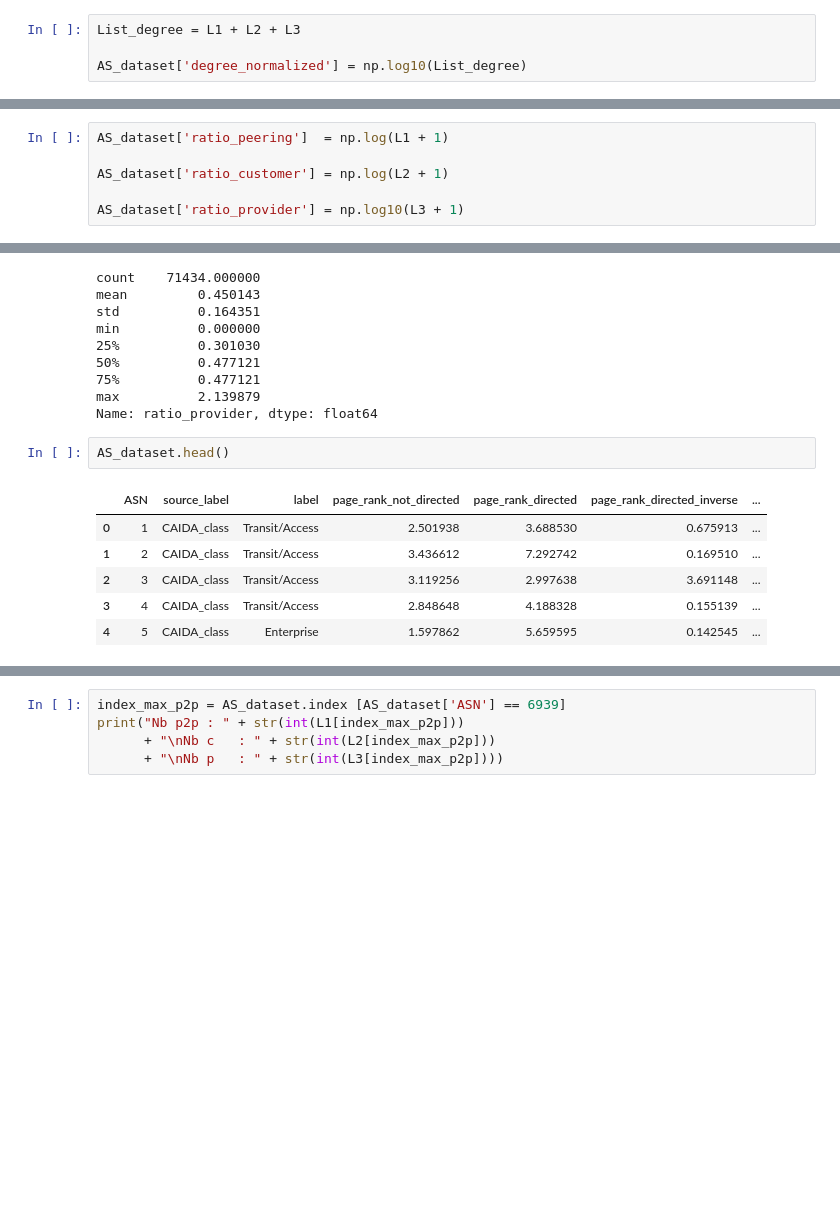
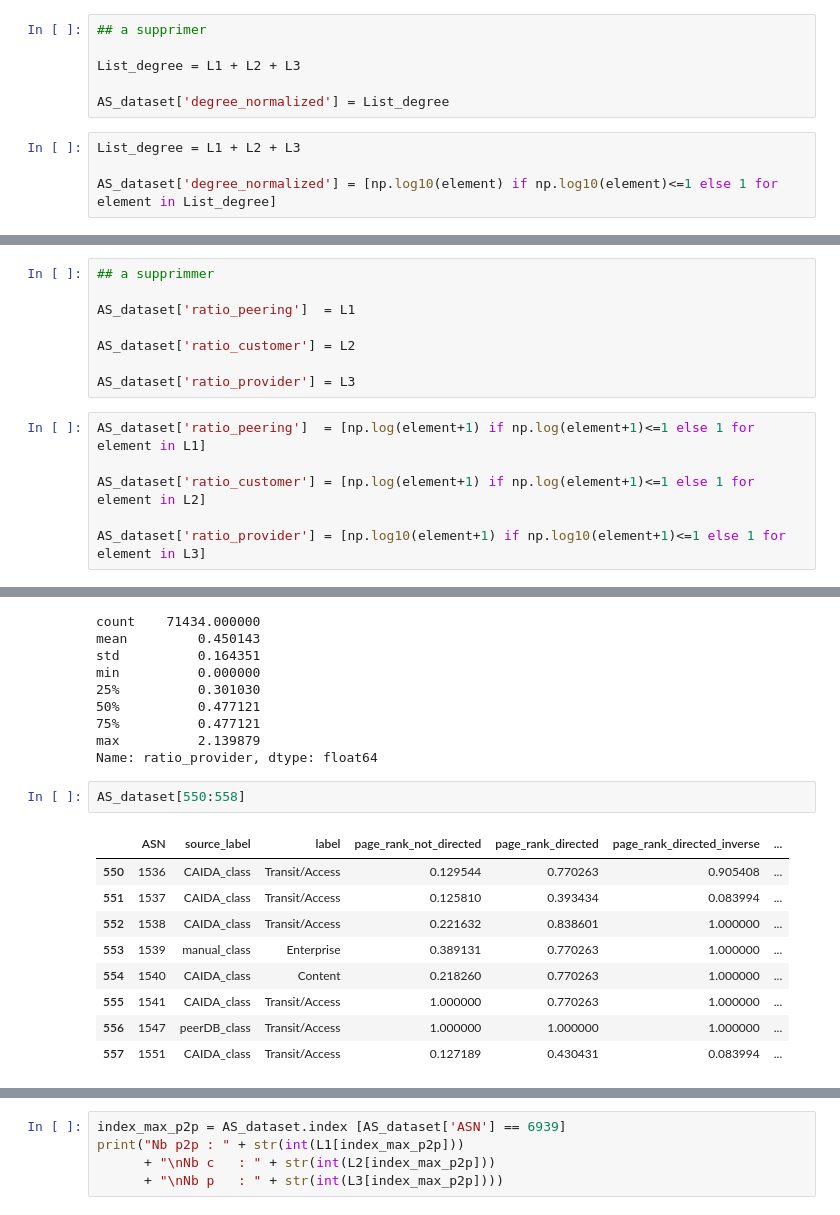
Before and after one commit to Viperine2022/projet_long_GCN_internet, a Jupyter notebook: IMPLANTATION/CAIDA/creation_datasetgraph.ipynb, the cells around one changed output, grey strips where cells are left out. Cells and saved outputs as stored; diff of their text form; blank space fills up the shorter version.

```diff
--- a/IMPLANTATION/CAIDA/creation_datasetgraph.ipynb
+++ b/IMPLANTATION/CAIDA/creation_datasetgraph.ipynb
@@ -676,10 +676,16 @@ degree_centrality               132.711772
 Name: 11176, dtype: object
 # %% [markdown]
 - ### Ajout de la colonne `degree_normalized` définit par le log du degré de chaque noeud
+# %%
+## a supprimer
+
+List_degree = L1 + L2 + L3
+
+AS_dataset['degree_normalized'] = List_degree
 # %%
 List_degree = L1 + L2 + L3
 
-AS_dataset['degree_normalized'] = np.log10(List_degree)
+AS_dataset['degree_normalized'] = [np.log10(element) if np.log10(element)<=1 else 1 for element in List_degree]
 # %%
 AS_dataset['degree_normalized'].describe()
 # %% [output]
@@ -704,11 +724,19 @@ AS_dataset.head()
 # %% [markdown]
 - ### Ajout des colonnes `ratio_peering`, `ratio_customer` et `ratio_provider`
+# %%
+## a supprimmer
+
+AS_dataset['ratio_peering']  = L1
+
+AS_dataset['ratio_customer'] = L2
+
+AS_dataset['ratio_provider'] = L3
 # %%
-AS_dataset['ratio_peering']  = np.log(L1 + 1)
+AS_dataset['ratio_peering']  = [np.log(element+1) if np.log(element+1)<=1 else 1 for element in L1]
 
-AS_dataset['ratio_customer'] = np.log(L2 + 1)
+AS_dataset['ratio_customer'] = [np.log(element+1) if np.log(element+1)<=1 else 1 for element in L2]
 
-AS_dataset['ratio_provider'] = np.log10(L3 + 1)
+AS_dataset['ratio_provider'] = [np.log10(element+1) if np.log10(element+1)<=1 else 1 for element in L3]
 # %%
 print(AS_dataset['ratio_peering'].value_counts())
 print(AS_dataset['ratio_customer'].value_counts())
@@ -768,14 +798,17 @@ min          0.000000
 max          2.139879
 Name: ratio_provider, dtype: float64
 # %%
-AS_dataset.head()
+AS_dataset[550:558]
 # %% [output]
 |  | ASN | source_label | label | page_rank_not_directed | page_rank_directed | page_rank_directed_inverse | ... |
-| 0 | 1 | CAIDA_class | Transit/Access | 2.501938 | 3.688530 | 0.675913 | ... |
-| 1 | 2 | CAIDA_class | Transit/Access | 3.436612 | 7.292742 | 0.169510 | ... |
-| 2 | 3 | CAIDA_class | Transit/Access | 3.119256 | 2.997638 | 3.691148 | ... |
-| 3 | 4 | CAIDA_class | Transit/Access | 2.848648 | 4.188328 | 0.155139 | ... |
-| 4 | 5 | CAIDA_class | Enterprise | 1.597862 | 5.659595 | 0.142545 | ... |
+| 550 | 1536 | CAIDA_class | Transit/Access | 0.129544 | 0.770263 | 0.905408 | ... |
+| 551 | 1537 | CAIDA_class | Transit/Access | 0.125810 | 0.393434 | 0.083994 | ... |
+| 552 | 1538 | CAIDA_class | Transit/Access | 0.221632 | 0.838601 | 1.000000 | ... |
+| 553 | 1539 | manual_class | Enterprise | 0.389131 | 0.770263 | 1.000000 | ... |
+| 554 | 1540 | CAIDA_class | Content | 0.218260 | 0.770263 | 1.000000 | ... |
+| 555 | 1541 | CAIDA_class | Transit/Access | 1.000000 | 0.770263 | 1.000000 | ... |
+| 556 | 1547 | peerDB_class | Transit/Access | 1.000000 | 1.000000 | 1.000000 | ... |
+| 557 | 1551 | CAIDA_class | Transit/Access | 0.127189 | 0.430431 | 0.083994 | ... |
 # %%
 AS_dataset [AS_dataset['ASN'] == 6939]
 # %% [output]
```
Also changed, not shown: parts of 21 cells of this notebook, 2 other files.
